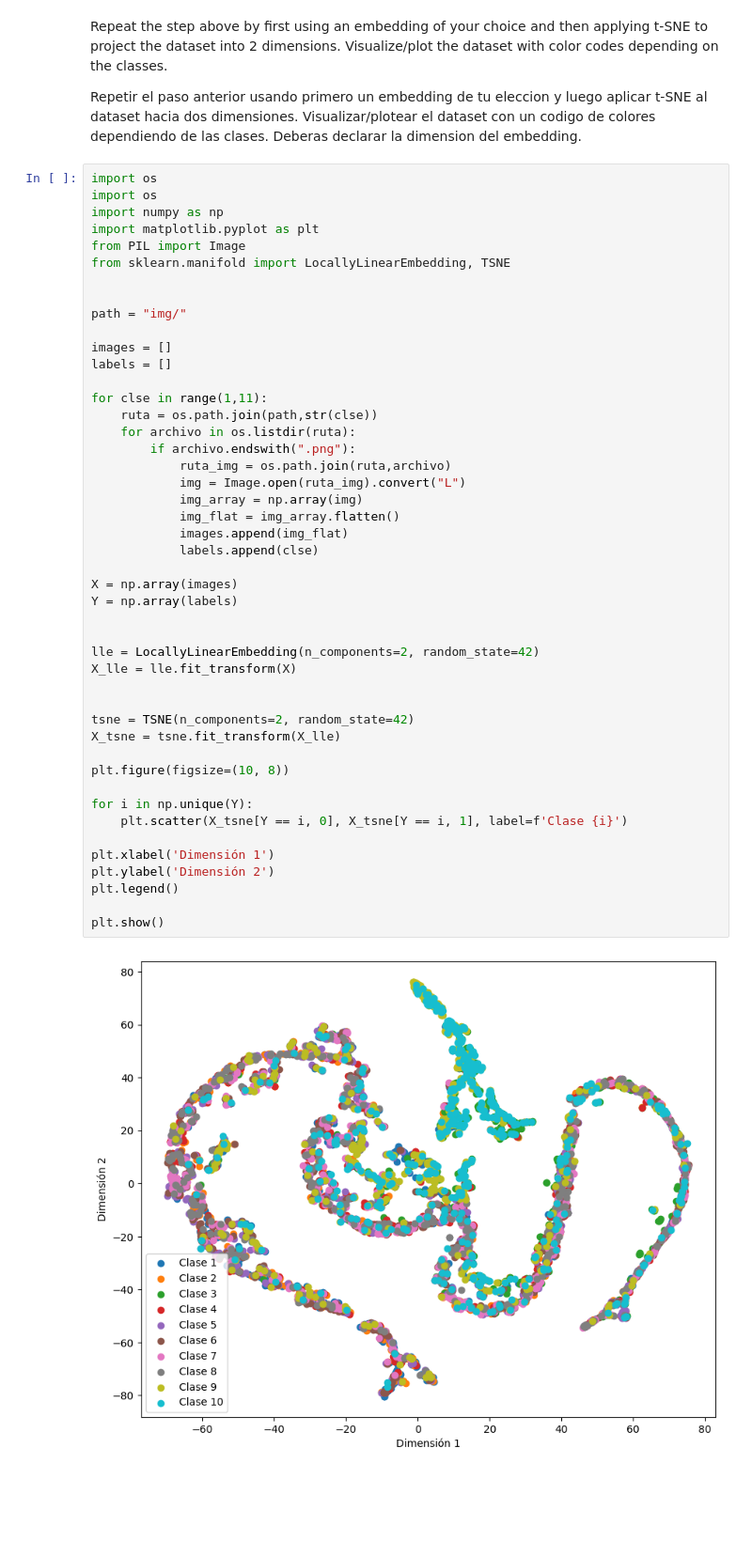
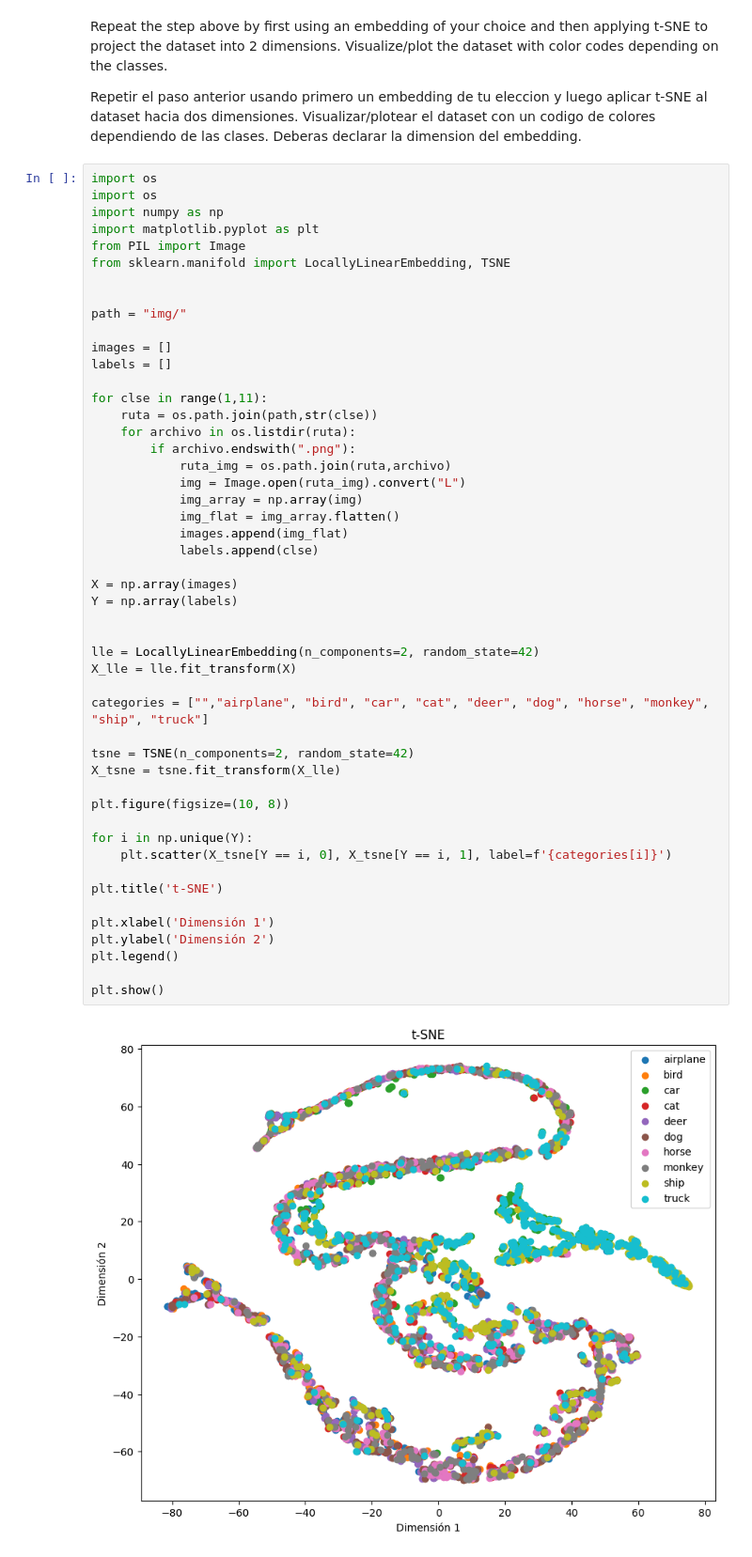
Before and after one commit to Enzoc30/Labo3ML, a Jupyter notebook: lab3_5.ipynb, the cells around one changed output. Shown at 94% size. Saved outputs shown, nothing was run; the diff lists cells and outputs as text; blank space fills up the shorter version.

```diff
--- a/lab3_5.ipynb
+++ b/lab3_5.ipynb
@@ -22,32 +22,35 @@ for clse in range(1,11):
     for archivo in os.listdir(ruta):
         if archivo.endswith(".png"):
             ruta_img = os.path.join(ruta,archivo)
             img = Image.open(ruta_img).convert("L")
             img_array = np.array(img)
             img_flat = img_array.flatten()
             images.append(img_flat)
             labels.append(clse)
 
 X = np.array(images)
 Y = np.array(labels)
 
 
 lle = LocallyLinearEmbedding(n_components=2, random_state=42)
 X_lle = lle.fit_transform(X)
 
+categories = ["","airplane", "bird", "car", "cat", "deer", "dog", "horse", "monkey", "ship", "truck"]
 
 tsne = TSNE(n_components=2, random_state=42)
 X_tsne = tsne.fit_transform(X_lle)
 
 plt.figure(figsize=(10, 8))
 
 for i in np.unique(Y):
-    plt.scatter(X_tsne[Y == i, 0], X_tsne[Y == i, 1], label=f'Clase {i}')
+    plt.scatter(X_tsne[Y == i, 0], X_tsne[Y == i, 1], label=f'{categories[i]}')
+
+plt.title('t-SNE')
 
 plt.xlabel('Dimensión 1')
 plt.ylabel('Dimensión 2')
 plt.legend()
 
 plt.show()
 # %% [output]
-[figure, old version]
+[figure, new version]
```
Also changed, not shown: 5 other files.
